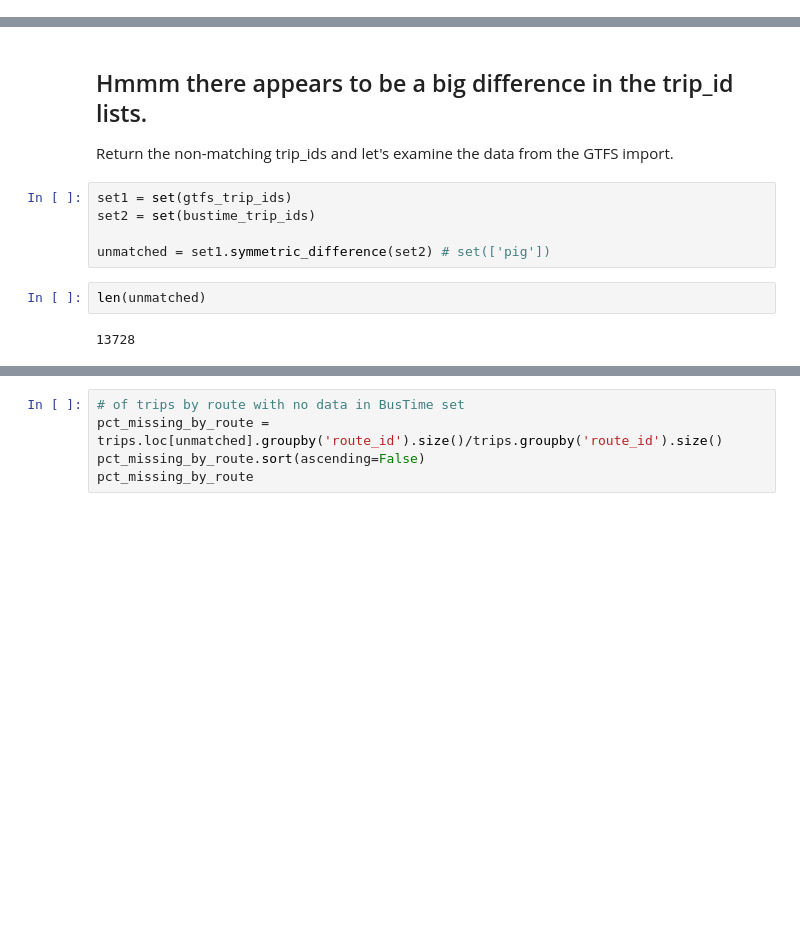
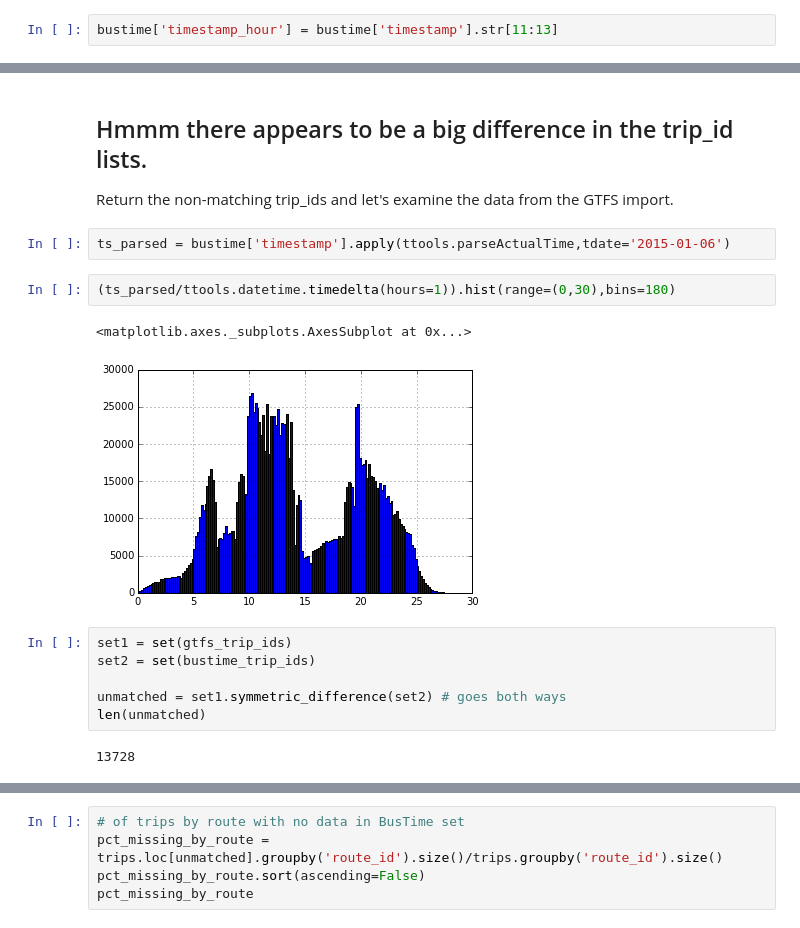
Before and after one commit to sarangof/Bus-Capstone, a Jupyter notebook: trip_data_coverage_demo2.ipynb, the cells around one changed output, grey strips where cells are left out. Drawn from its saved outputs; the diff is of its cells as text; blank space fills up the shorter version.

Commit message:
compared GTFS vehicle count to BusTime data

```diff
--- a/trip_data_coverage_demo2.ipynb
+++ b/trip_data_coverage_demo2.ipynb
@@ -66,0 +48,2 @@ Name: timestamp, dtype: object
+# %%
+bustime['timestamp_hour'] = bustime['timestamp'].str[11:13]
@@ -94,12 +97,18 @@ len(bustime_trip_ids)
 # %% [markdown]
 ## Hmmm there appears to be a big difference in the trip_id lists.
 Return the non-matching trip_ids and let's examine the data from the GTFS import.
+# %%
+ts_parsed = bustime['timestamp'].apply(ttools.parseActualTime,tdate='2015-01-06')
+# %%
+(ts_parsed/ttools.datetime.timedelta(hours=1)).hist(range=(0,30),bins=180)
+# %% [output]
+<matplotlib.axes._subplots.AxesSubplot at 0x...>
+[figure, added]
 # %%
 set1 = set(gtfs_trip_ids)
 set2 = set(bustime_trip_ids)
 
-unmatched = set1.symmetric_difference(set2) # set(['pig'])
+unmatched = set1.symmetric_difference(set2) # goes both ways
+len(unmatched)
+# %% [output]
+13728
-# %%
-len(unmatched)
-# %% [output]
-13728
```
Also changed, not shown: parts of 19 cells of this notebook, 2 other files.
